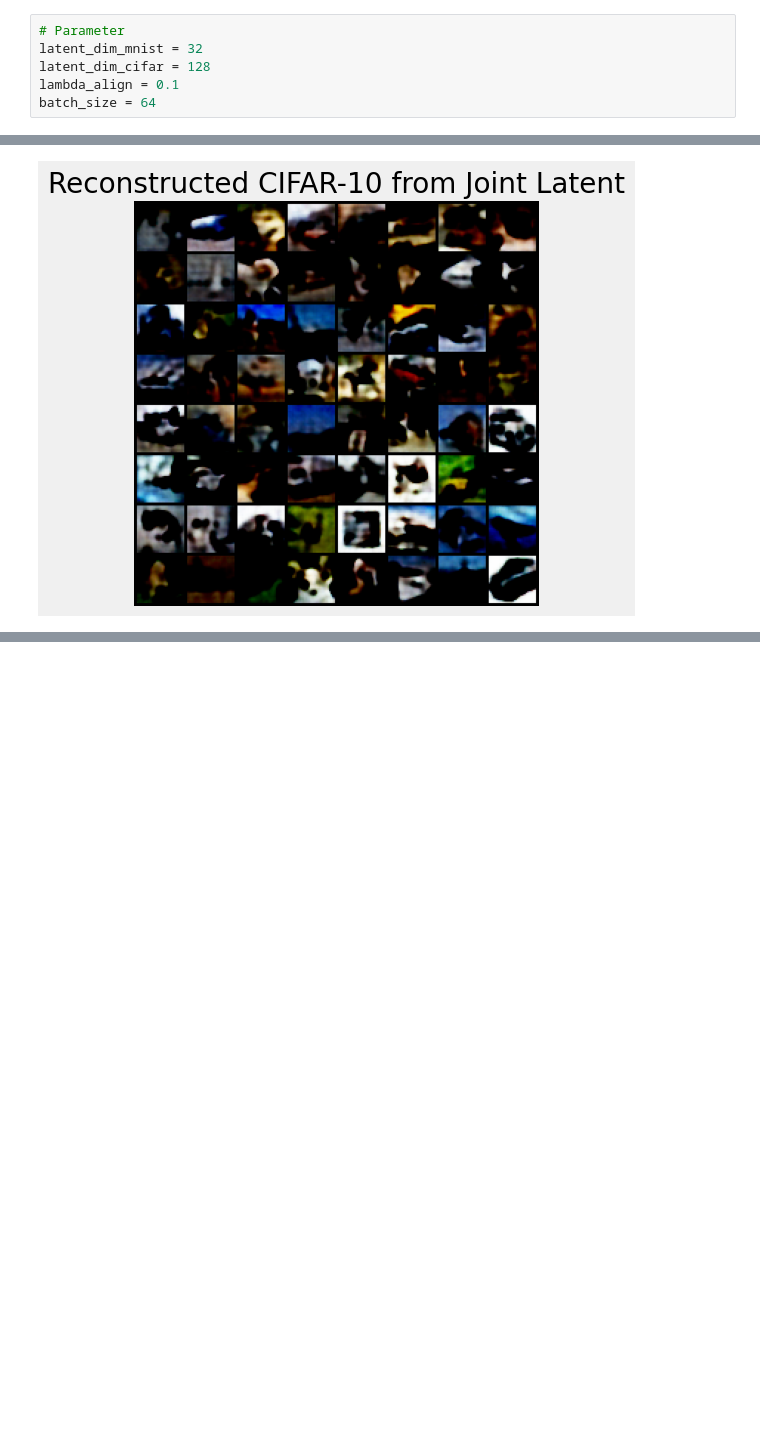
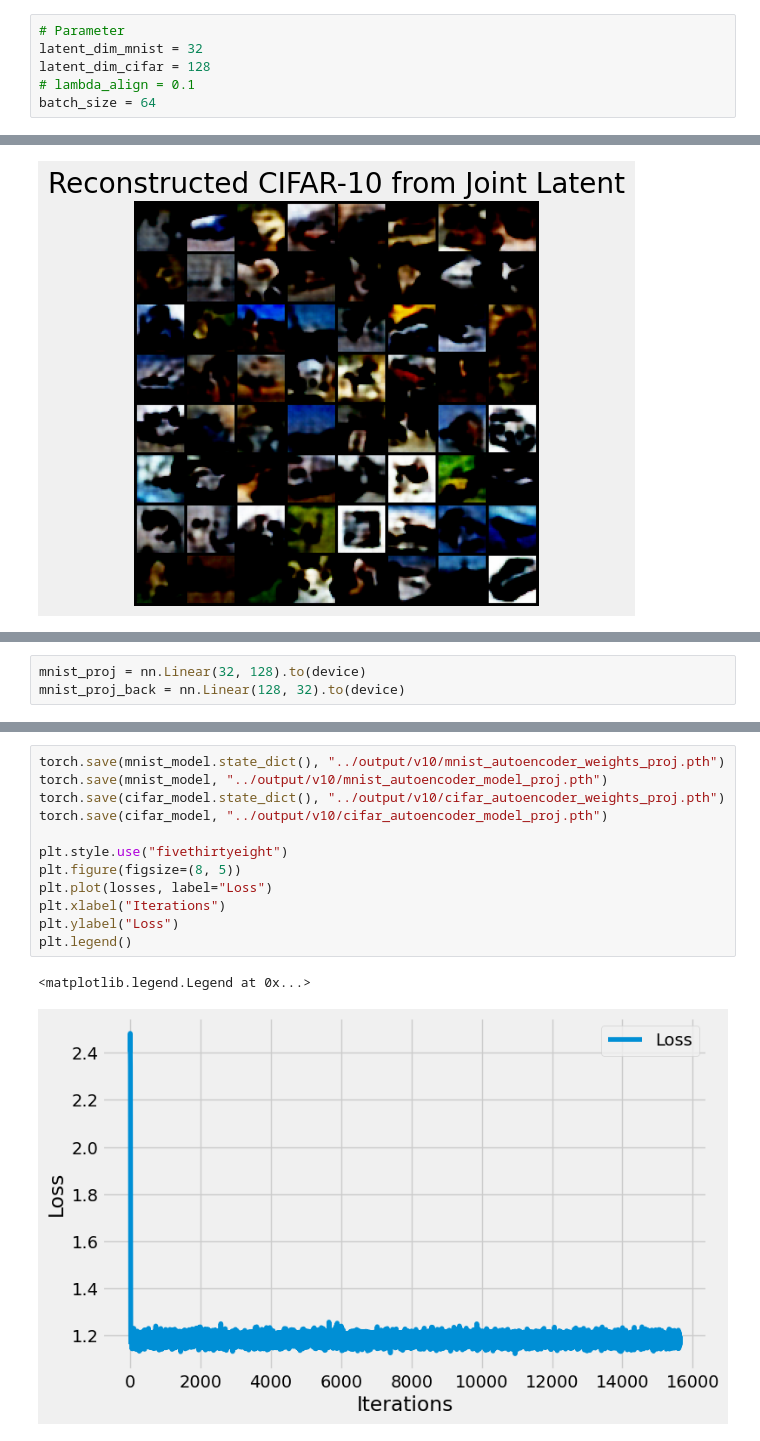
Before and after one commit to Nizaxga/mrl-encoder, a Jupyter notebook: trains/S1/v10.ipynb, the cells around one changed output, grey strips where cells are left out. Cells and saved outputs as stored; diff of their text form; blank space fills up the shorter version.

```diff
--- a/trains/v10.ipynb
+++ b/trains/S1/v10.ipynb
@@ -13,7 +13,7 @@ from torchvision.utils import make_grid
 # Parameter
 latent_dim_mnist = 32
 latent_dim_cifar = 128
-lambda_align = 0.1
+# lambda_align = 0.1
 batch_size = 64
 # %%
 transform_mnist = transforms.Compose([
@@ -305,0 +314,3 @@ show_grid(recon_cifar, "Reconstructed CIFAR-10 from Joint Latent")
+# %%
+mnist_proj = nn.Linear(32, 128).to(device)
+mnist_proj_back = nn.Linear(128, 32).to(device)
@@ -305,0 +374,15 @@ show_grid(recon_cifar, "Reconstructed CIFAR-10 from Joint Latent")
+# %%
+torch.save(mnist_model.state_dict(), "../output/v10/mnist_autoencoder_weights_proj.pth")
+torch.save(mnist_model, "../output/v10/mnist_autoencoder_model_proj.pth")
+torch.save(cifar_model.state_dict(), "../output/v10/cifar_autoencoder_weights_proj.pth")
+torch.save(cifar_model, "../output/v10/cifar_autoencoder_model_proj.pth")
+
+plt.style.use("fivethirtyeight")
+plt.figure(figsize=(8, 5))
+plt.plot(losses, label="Loss")
+plt.xlabel("Iterations")
+plt.ylabel("Loss")
+plt.legend()
+# %% [output]
+<matplotlib.legend.Legend at 0x...>
+[figure, added]
```
Also changed, not shown: parts of 10 cells of this notebook, 7 other files.
